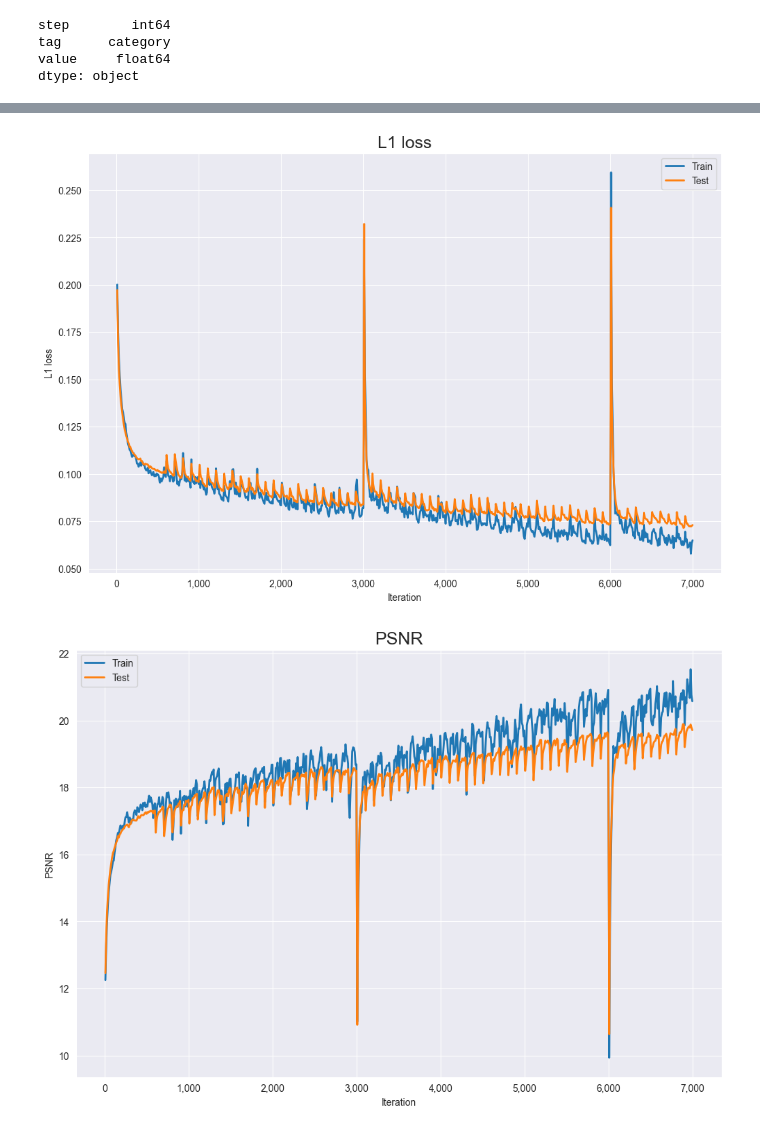
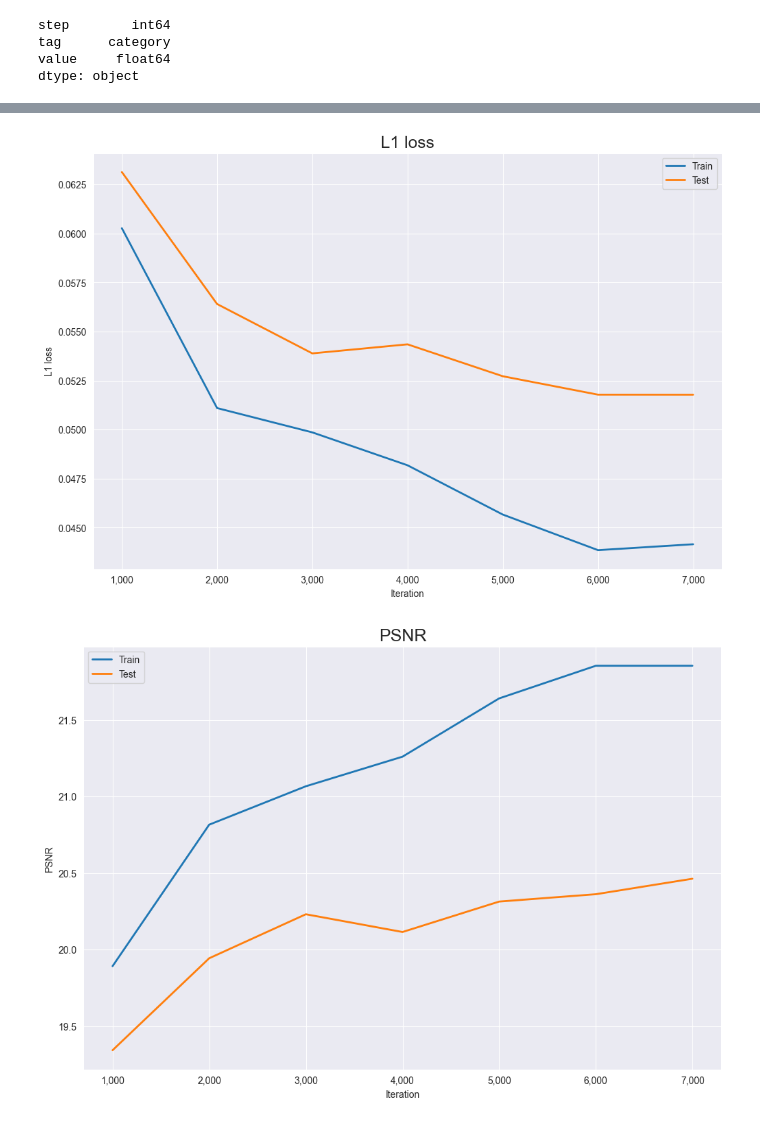
Before and after one commit to nuru-nu/gaussian-splatting, a Jupyter notebook: tb_eval.ipynb, the cells around one changed output, grey strips where cells are left out. Cells and saved outputs as stored; diff of their text form; code cells hidden in the pictures.

Commit message:
plot style changes

```diff
--- a/tb_eval.ipynb
+++ b/tb_eval.ipynb
@@ -7,7 +7,7 @@ import matplotlib.colors as mcolors
 import seaborn as sns
 import numpy as np
 
-log_dir = "C:\\Users\\di\\Documents\\BA_vivi\\Coding\\gaussian-splatting\\output\\geese_sleep_r_4_it_7000_eval_test_10"
+log_dir = "C:\\Users\\di\\Documents\\BA_vivi\\Coding\\gaussian-splatting\\output\\theater_statue_r_2_it_7000_eval_test_1000"
 reader = SummaryReader(log_dir)
 df = reader.scalars
 df.head()
@@ -102,6 +102,7 @@ os.makedirs(plot_folder, exist_ok=True)
 
 # plot training loss curves
 sns.set_style("darkgrid")
+sns.set_palette("tab10")
 plt.figure(figsize=(12, 8))
 plt.title('Training loss', fontsize=18)
 plt.plot(df_train_metrics['train_loss_patches/l1_loss'], label='L1 loss', linewidth=0.5, alpha=0.8)
@@ -117,7 +118,7 @@ current_values_x = plt.gca().get_xticks()
 plt.gca().set_xticklabels(['{:,.0f}'.format(x) for x in current_values_x])
 
 # export plot as png
-plt.savefig(plot_folder + '/training_loss.png')
+plt.savefig(plot_folder + '/training_loss.png', bbox_inches='tight')
 
 # plot curves
 plt.show()
@@ -126,6 +127,7 @@ plt.show()
 # %%
 # plot L1 loss curves
 sns.set_style("darkgrid")
+sns.set_palette("tab10")
 plt.figure(figsize=(12, 8))
 plt.title('L1 loss', fontsize=18)
 plt.plot(df_eval_metrics['train/loss_viewpoint - l1_loss'], label='Train', lw=2)
@@ -141,36 +143,37 @@ current_values_x = plt.gca().get_xticks()
 plt.gca().set_xticklabels(['{:,.0f}'.format(x) for x in current_values_x])
 
 # export plot as png
-plt.savefig(plot_folder + '/l1_loss.png')
+plt.savefig(plot_folder + '/l1_loss.png', bbox_inches='tight')
 
 # plot curves
 plt.show()
 # %% [output]
-[figure, old version]
+[figure, new version]
 # %%
 # plot psnr curves
 sns.set_style("darkgrid")
+sns.set_palette("tab10")
 plt.figure(figsize=(12, 8))
 plt.title('PSNR', fontsize=18)
 plt.plot(df_eval_metrics['train/loss_viewpoint - psnr'], label='Train', lw=2)
 plt.plot(df_eval_metrics['test/loss_viewpoint - psnr'], label='Test', lw=2)
 plt.xlabel('Iteration')
 plt.ylabel('PSNR')
 plt.legend()
 
 # after plotting the data, format the labels
 current_values_x = plt.gca().get_xticks()
 
 # using format string '{:.0f}' here but you can choose others
 plt.gca().set_xticklabels(['{:,.0f}'.format(x) for x in current_values_x])
 
 # export plot as png
-plt.savefig(plot_folder + '/psnr.png')
+plt.savefig(plot_folder + '/psnr.png', bbox_inches='tight')
 
 # plot curves
 plt.show()
 # %% [output]
-[figure, old version]
+[figure, new version]
 # %%
 # plot total points
 sns.set_style("darkgrid")
```
Also changed, not shown: parts of 11 cells of this notebook, 2 other files.
